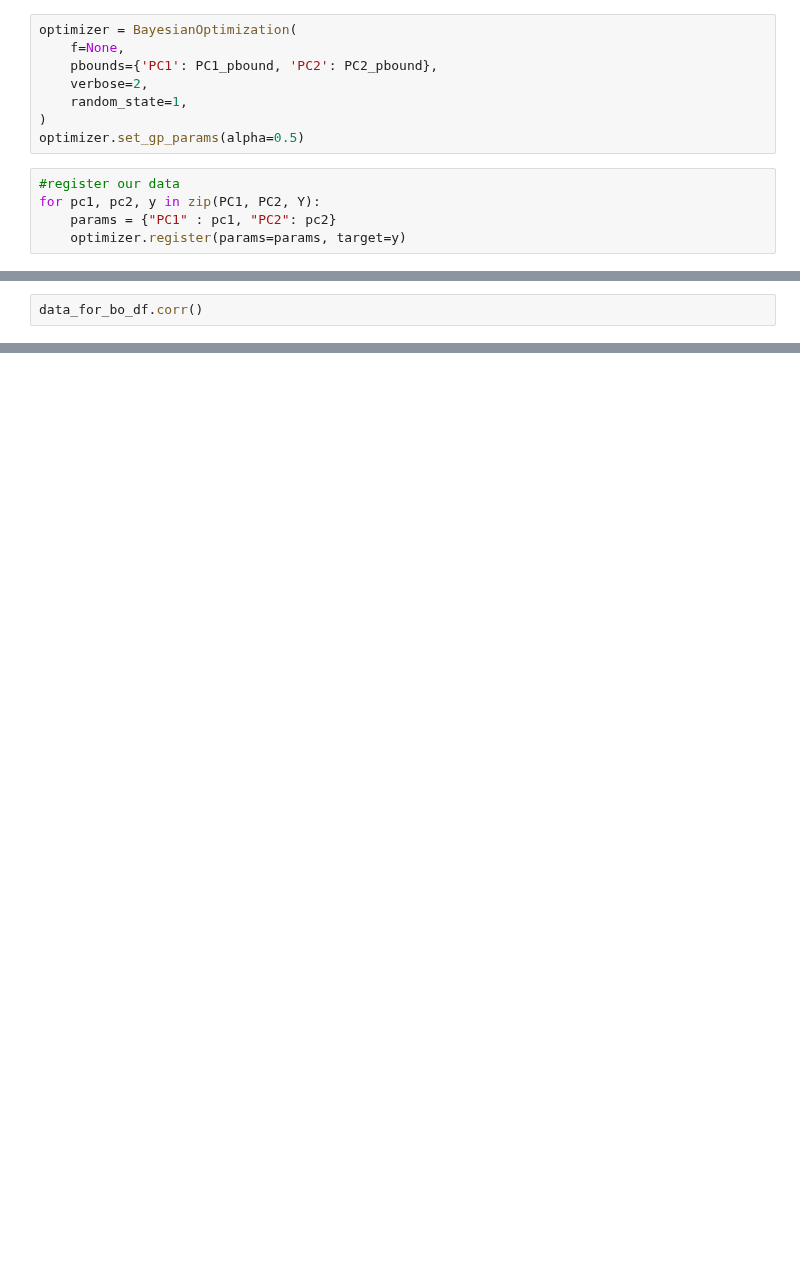
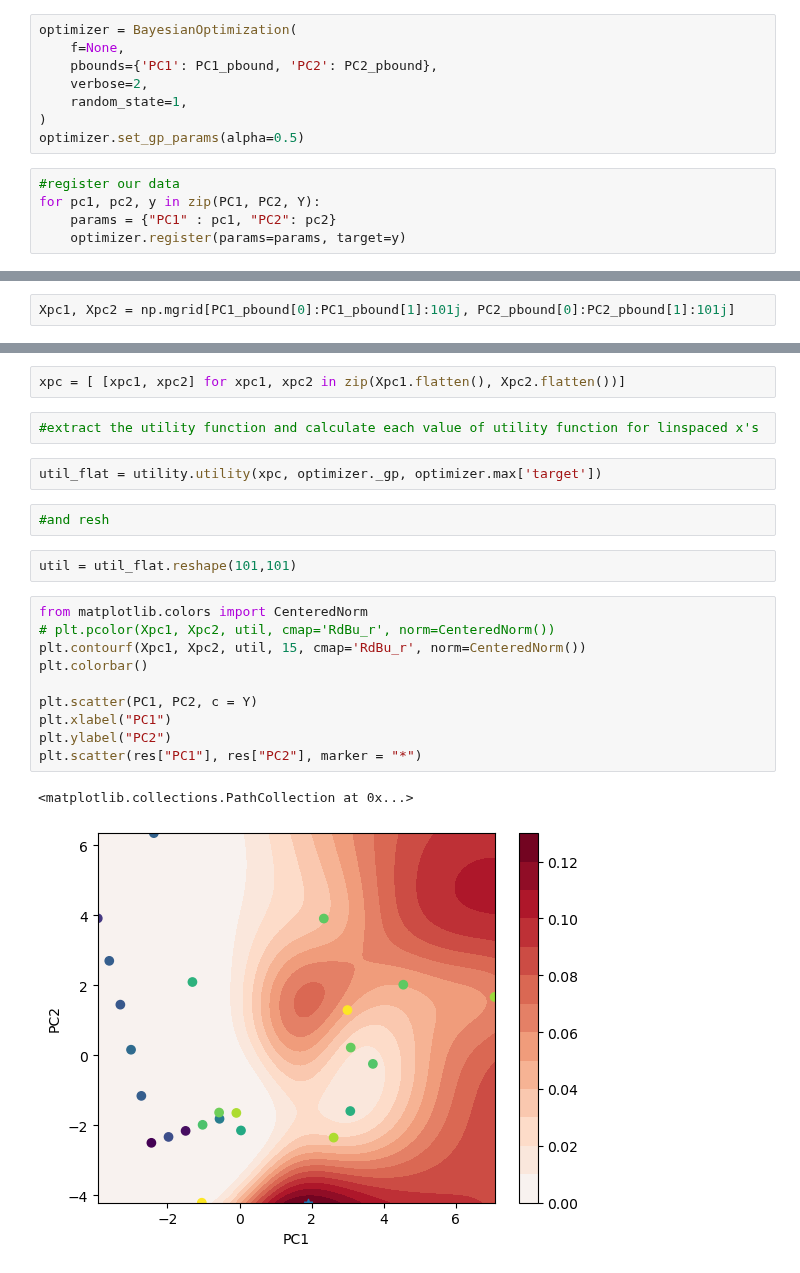
Before and after one commit to xueannafang/learn_opt, a Jupyter notebook: multi_dim_BO_by_others.ipynb, the cells around one changed output, grey strips where cells are left out. Saved outputs shown, nothing was run; the diff lists cells and outputs as text; blank space fills up the shorter version.

Commit message:
include plotting of acquisition function in 2D

```diff
--- a/multi_dim_BO_by_others.ipynb
+++ b/multi_dim_BO_by_others.ipynb
@@ -147,2 +102,2 @@ GaussianProcessRegressor(alpha=0.5, kernel=Matern(length_scale=1, nu=2.5),
 # %%
-data_for_bo_df.corr()
+Xpc1, Xpc2 = np.mgrid[PC1_pbound[0]:PC1_pbound[1]:101j, PC2_pbound[0]:PC2_pbound[1]:101j]
@@ -153,0 +106,23 @@ data_for_bo_df.corr()
+# %%
+xpc = [ [xpc1, xpc2] for xpc1, xpc2 in zip(Xpc1.flatten(), Xpc2.flatten())]
+# %%
+#extract the utility function and calculate each value of utility function for linspaced x's
+# %%
+util_flat = utility.utility(xpc, optimizer._gp, optimizer.max['target'])
+# %%
+#and resh
+# %%
+util = util_flat.reshape(101,101)
+# %%
+from matplotlib.colors import CenteredNorm
+# plt.pcolor(Xpc1, Xpc2, util, cmap='RdBu_r', norm=CenteredNorm())
+plt.contourf(Xpc1, Xpc2, util, 15, cmap='RdBu_r', norm=CenteredNorm())
+plt.colorbar()
+
+plt.scatter(PC1, PC2, c = Y)
+plt.xlabel("PC1")
+plt.ylabel("PC2")
+plt.scatter(res["PC1"], res["PC2"], marker = "*")
+# %% [output]
+<matplotlib.collections.PathCollection at 0x...>
+[figure, added]
```
Also changed, not shown: parts of 17 cells of this notebook.
